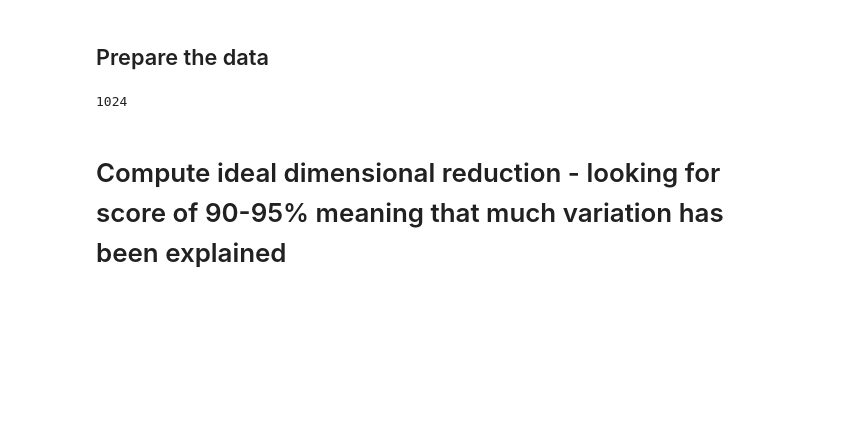
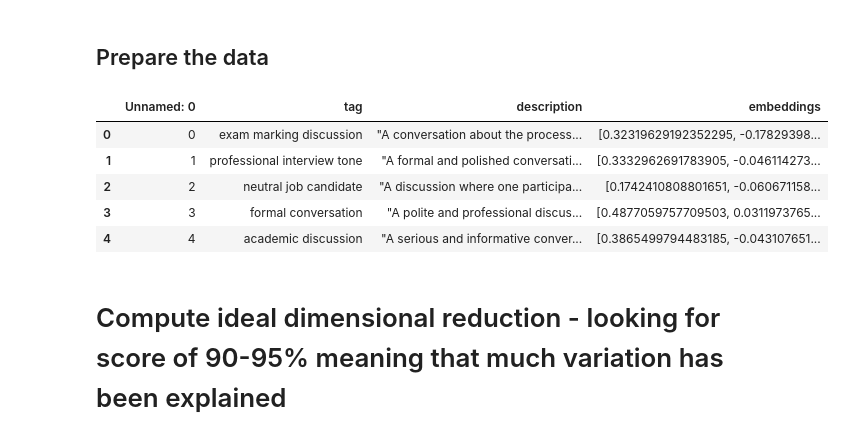
Before and after one commit to yeeking/llm-thematic-analysis, a Jupyter notebook: src/3_clustering.ipynb, the cells around one changed output. Drawn from its saved outputs; the diff is of its cells as text; code cells hidden in the pictures; blank space fills up the shorter version.

```diff
--- a/src/3_clustering.ipynb
+++ b/src/3_clustering.ipynb
@@ -3,24 +3,29 @@
 # %%
 import numpy as np
 from sklearn.decomposition import PCA
 from sklearn.cluster import KMeans
 from sklearn.metrics import davies_bouldin_score
 import matplotlib.pyplot as plt
 import pandas as pd
 import json
 
-data = pd.read_csv('test.csv')
-data.head()
+data = pd.read_csv('../data/codebooks/collusion-semantic-seg-llama31-70b-tags-llama31-70b-codebook.csv')
 tag_embeddings = {}
 
 for ind,row in data.iterrows():
     tag_embeddings[row['tag']] = json.loads(row['embeddings'])
 
 # Convert dictionary to an array of embeddings
 embeddings = np.array(list(tag_embeddings.values()))
-print(len(embeddings[0]))
+# print(len(embeddings[0]))
+data.head()
 # %% [output]
-1024
+|  | Unnamed: 0 | tag | description | embeddings |
+| 0 | 0 | exam marking discussion | "A conversation about the process... | [0.32319629192352295, -0.17829398... |
+| 1 | 1 | professional interview tone | "A formal and polished conversati... | [0.3332962691783905, -0.046114273... |
+| 2 | 2 | neutral job candidate | "A discussion where one participa... | [0.1742410808801651, -0.060671158... |
+| 3 | 3 | formal conversation | "A polite and professional discus... | [0.4877059757709503, 0.0311973765... |
+| 4 | 4 | academic discussion | "A serious and informative conver... | [0.3865499794483185, -0.043107651... |
 # %% [markdown]
 # Compute ideal dimensional reduction - looking for score of 90-95% meaning that much variation has been explained
 # %%
```
Also changed, not shown: parts of 8 cells of this notebook, 2 other files.
